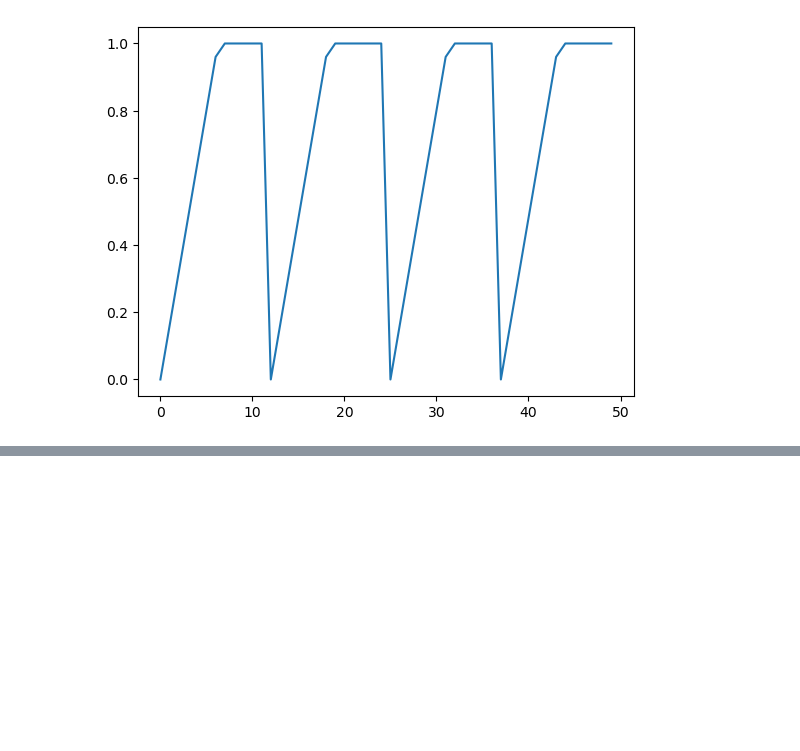
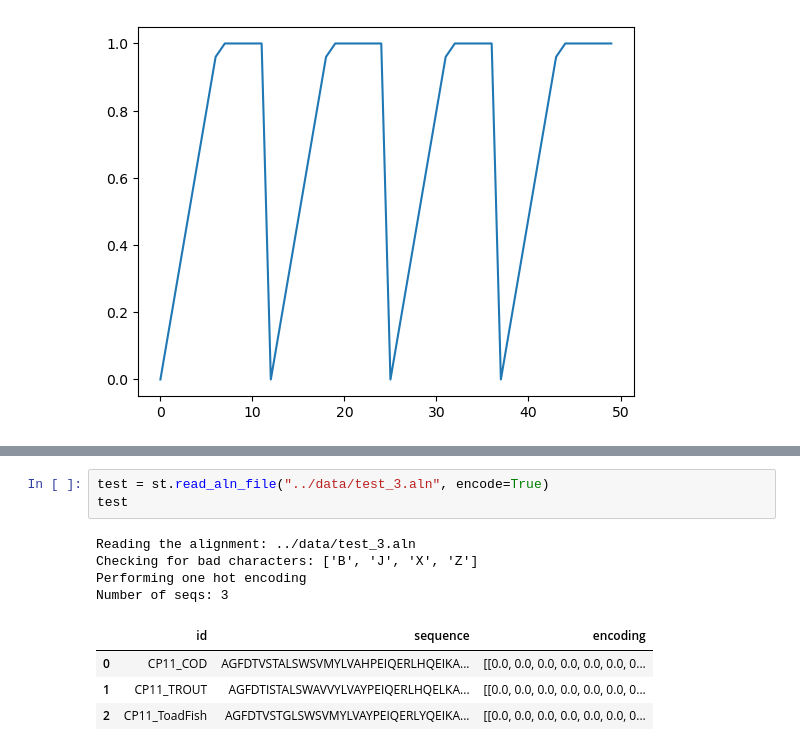
Before and after one commit to SebPorras/MAP_VAE, a Jupyter notebook: notebooks/model_playground.ipynb, the cells around one changed output, grey strips where cells are left out. Drawn from its saved outputs; the diff is of its cells as text; blank space fills up the shorter version.

```diff
--- a/notebooks/model_playground.ipynb
+++ b/notebooks/model_playground.ipynb
@@ -322,0 +398,12 @@ plt.plot(x,y)
+# %%
+test = st.read_aln_file("../data/test_3.aln", encode=True)
+test
+# %% [output]
+Reading the alignment: ../data/test_3.aln
+Checking for bad characters: ['B', 'J', 'X', 'Z']
+Performing one hot encoding
+Number of seqs: 3
+|  | id | sequence | encoding |
+| 0 | CP11_COD | AGFDTVSTALSWSVMYLVAHPEIQERLHQEIKA... | [[0.0, 0.0, 0.0, 0.0, 0.0, 0.0, 0... |
+| 1 | CP11_TROUT | AGFDTISTALSWAVVYLVAYPEIQERLHQELKA... | [[0.0, 0.0, 0.0, 0.0, 0.0, 0.0, 0... |
+| 2 | CP11_ToadFish | AGFDTVSTGLSWSVMYLVAYPEIQERLYQEIKA... | [[0.0, 0.0, 0.0, 0.0, 0.0, 0.0, 0... |
```
Also changed, not shown: parts of 6 cells of this notebook, 9 other files.
